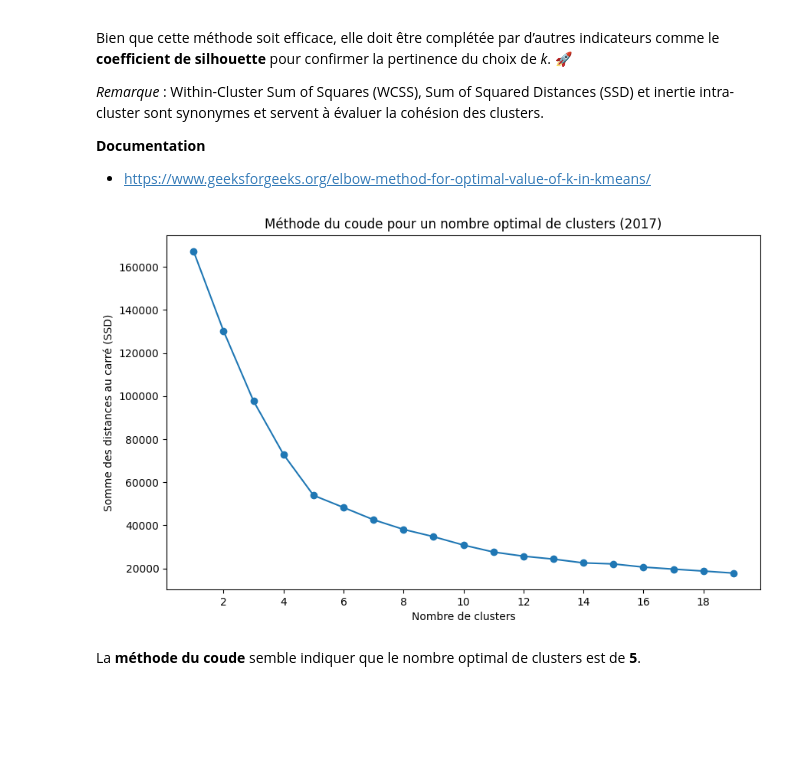
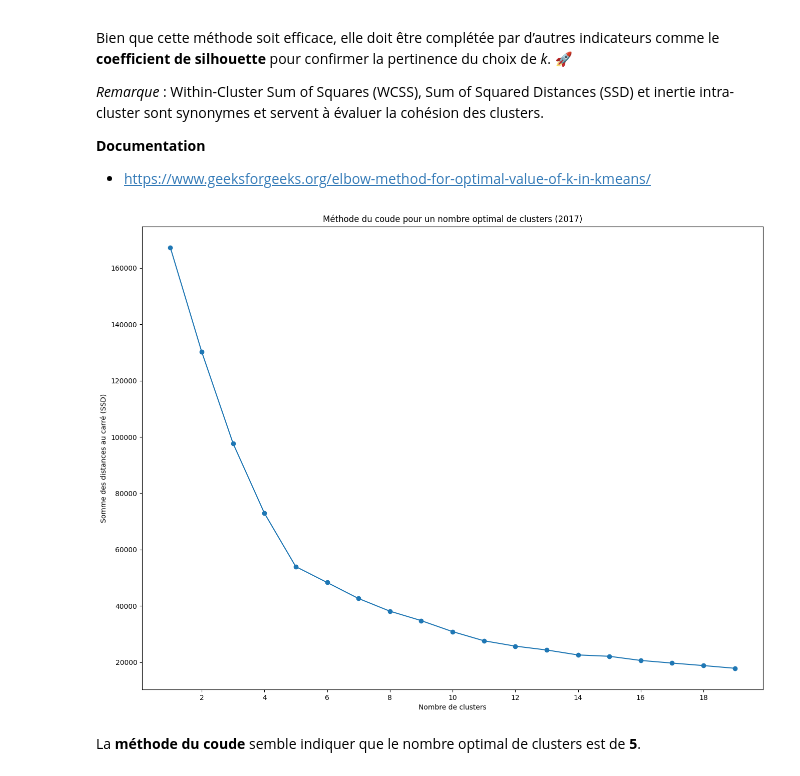
Before and after one commit to DavidScanu/oc-ai-engineer-p05-segmentez-clients-e-commerce, a Jupyter notebook: p05-david_scanu_03_notebook_clustering_20250117.ipynb, the cells around one changed output. Drawn from its saved outputs; the diff is of its cells as text; code cells hidden in the pictures; blank space fills up the shorter version.

```diff
--- a/p05-david_scanu_03_notebook_clustering_20250117.ipynb
+++ b/p05-david_scanu_03_notebook_clustering_20250117.ipynb
@@ -235,16 +235,16 @@ def calculate_ssd(data, k_max=20):
 
 ssd = calculate_ssd(X_baseline)
 # %%
-# Tracer le SSE pour chaque nombre de clusters
-plt.figure(figsize=(10, 6))
+# Tracer le SSD pour chaque nombre de clusters
+plt.figure(figsize=(16, 12))
 plt.plot(list(ssd.keys()), list(ssd.values()), marker='o')
 plt.title('Méthode du coude pour un nombre optimal de clusters (2017)')
 plt.xlabel('Nombre de clusters')
 plt.ylabel('Somme des distances au carré (SSD)')
 plt.gca().xaxis.set_major_locator(MaxNLocator(integer=True))
 plt.show()
 # %% [output]
-[figure, old version]
+[figure, new version]
 # %% [markdown]
 La **méthode du coude** semble indiquer que le nombre optimal de clusters est de **5**.
 # %% [markdown]
```
Also changed, not shown: parts of 1 cell of this notebook.
